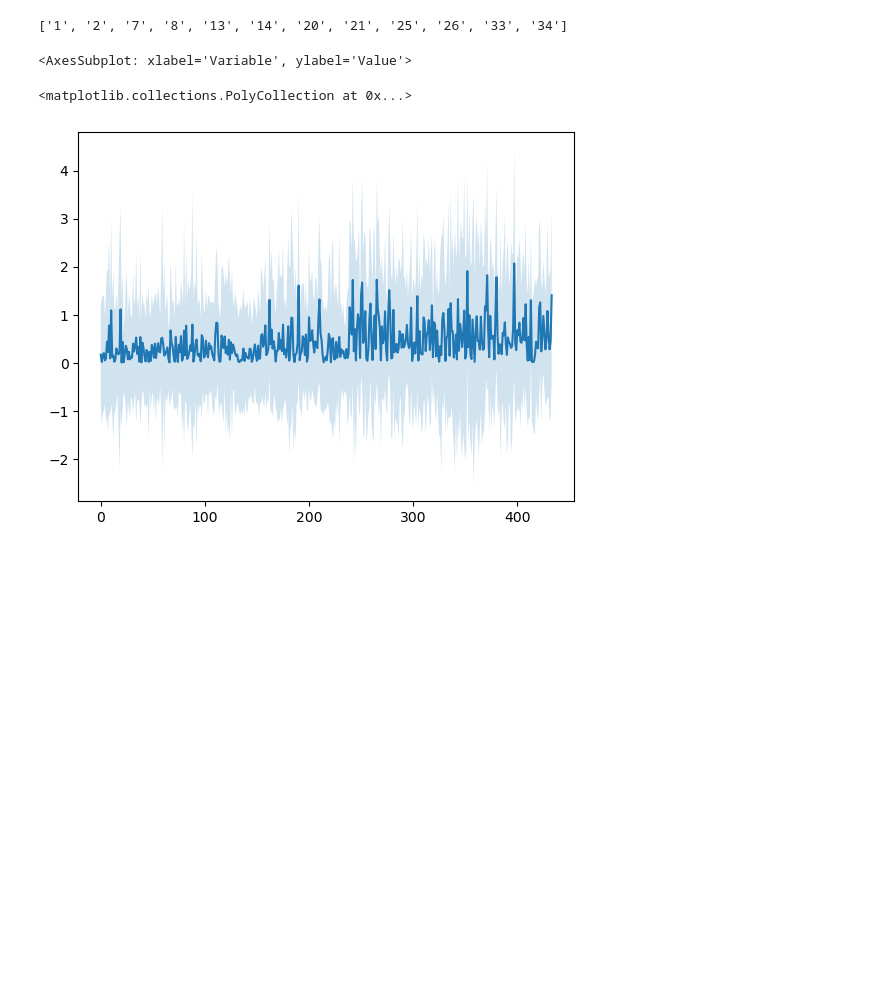
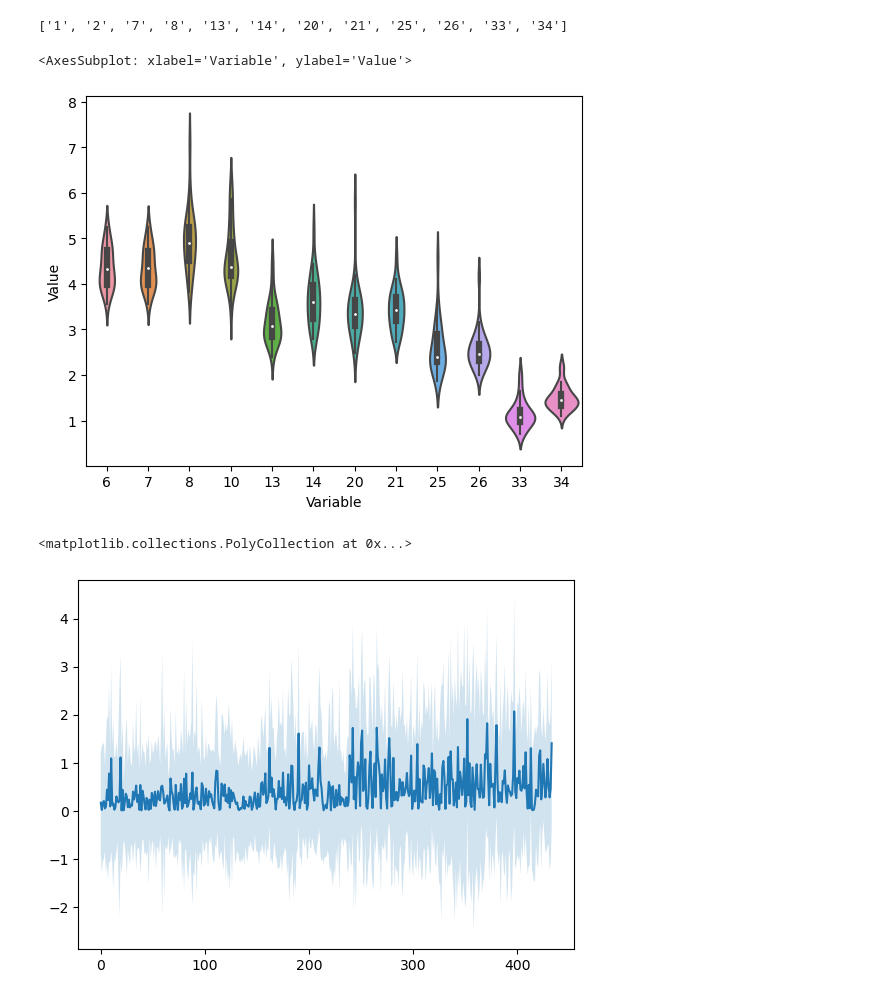
Before and after one commit to viciya/nematics, a Jupyter notebook: nematics/journals/flow_on_defects.ipynb, the cells around one changed output. Cells and saved outputs as stored; diff of their text form; code cells hidden in the pictures; blank space fills up the shorter version.

```diff
--- a/nematics/journals/flow_on_defects.ipynb
+++ b/nematics/journals/flow_on_defects.ipynb
@@ -257,16 +264,17 @@ plt.legend()
 ['1', '2', '7', '8', '13', '14', '20', '21', '25', '26', '33', '34']
 # %%
 import seaborn as sns
-fov_lst = [1,2,7,8, 13,14,20,21, 25,26,33,34]
-df1 = pd.read_csv(r"E:\HT1080\c3_6well_5min_10x\_5\_vrms.csv")
+fov_lst = [6,7,8,10, 13,14,20,21, 25,26,33,34]
+df1 = pd.read_csv(r"E:\HT1080\c3_6well_5min_10x\_5\_vrms1.csv")
 
-# df_selected = df1[[str(fov) for fov in fov_lst]]
-df_selected = df1[[str(fov)+"_std" for fov in fov_lst]]
+df_selected = df1[[str(fov) for fov in fov_lst]]
+# df_selected = df1[[str(fov)+"_std" for fov in fov_lst]]
 df_melted = df_selected.melt(var_name='Variable', value_name='Value')
-# sns.violinplot(x='Variable', y='Value', data=df_melted)
-sns.boxplot(x='Variable', y='Value', data=df_melted, )#whis=(30, 60))
+sns.violinplot(x='Variable', y='Value', data=df_melted)
+# sns.boxplot(x='Variable', y='Value', data=df_melted, )#whis=(30, 60))
 # %% [output]
 <AxesSubplot: xlabel='Variable', ylabel='Value'>
+[figure, added]
 # %%
 def u_vel(im1,im2):
     return cv2.calcOpticalFlowFarneback(im1,im2,
```
Also changed, not shown: parts of 5 cells of this notebook.
